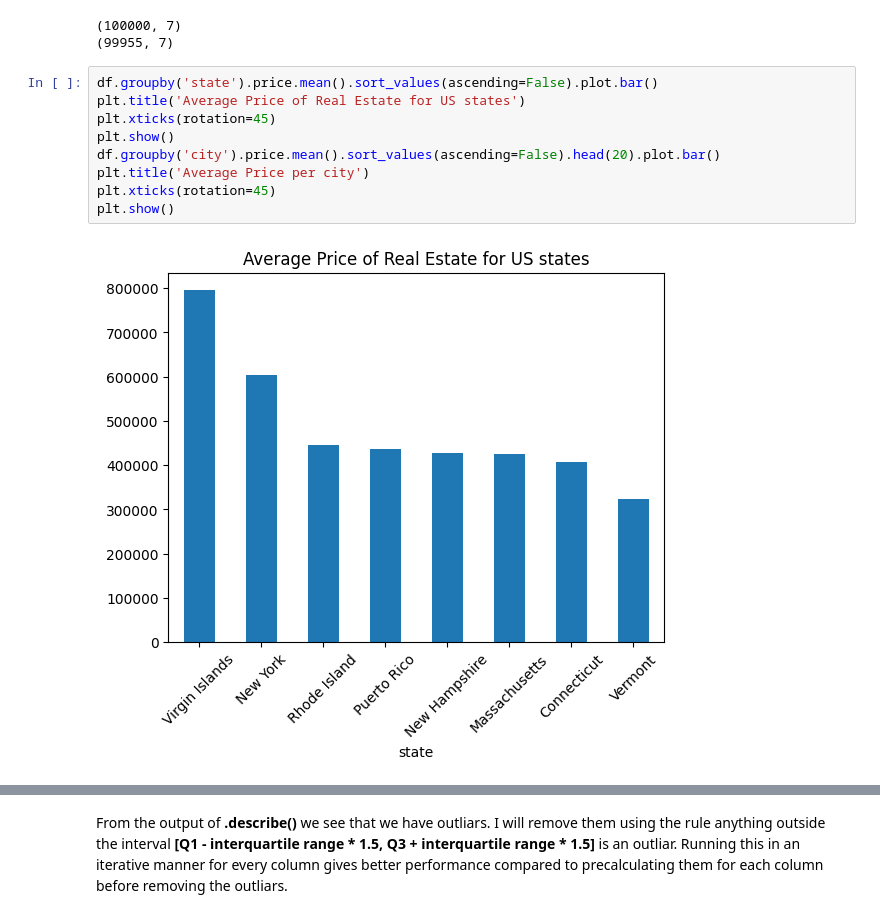
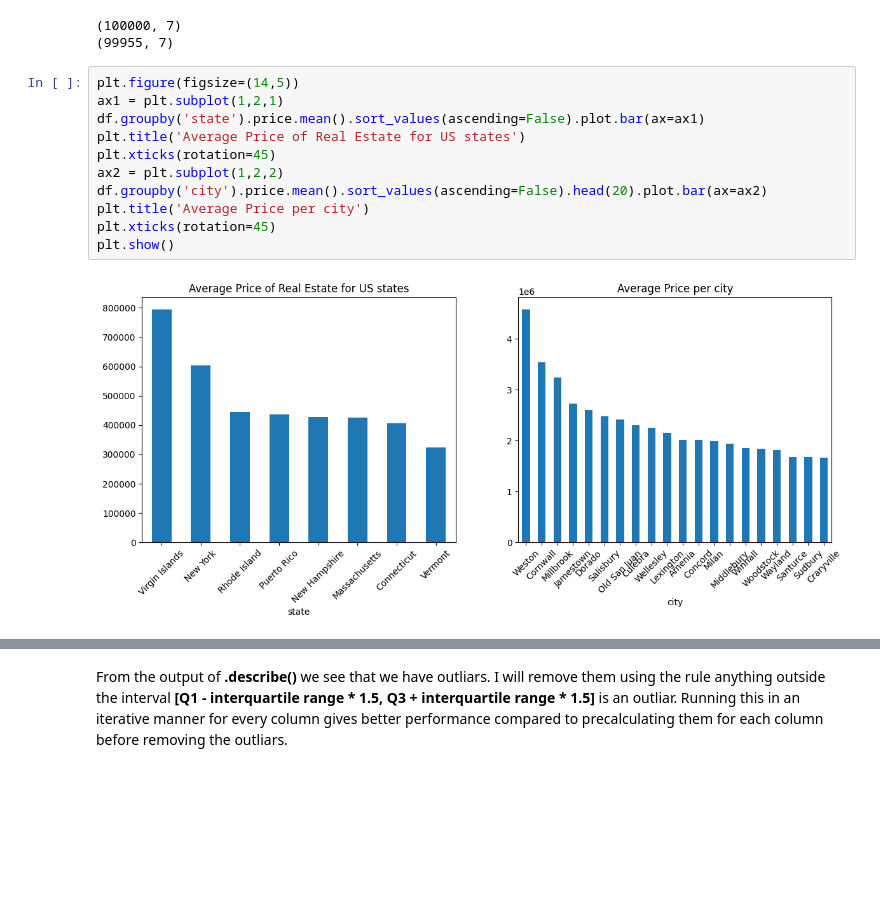
Before and after one commit to antonisgiann/ml_with_scikit-learn, a Jupyter notebook: Regression/usa-real-estate-dataset/notebook.ipynb, the cells around one changed output, grey strips where cells are left out. Saved outputs shown, nothing was run; the diff lists cells and outputs as text; blank space fills up the shorter version.

Commit message:
Improving plots visualizations Adding model optimization General Notebook update

```diff
--- a/Regression/usa-real-estate-dataset/notebook.ipynb
+++ b/Regression/usa-real-estate-dataset/notebook.ipynb
@@ -143,13 +150,15 @@ print(df.shape)
 (100000, 7)
 (99955, 7)
 # %%
-df.groupby('state').price.mean().sort_values(ascending=False).plot.bar()
+plt.figure(figsize=(14,5))
+ax1 = plt.subplot(1,2,1)
+df.groupby('state').price.mean().sort_values(ascending=False).plot.bar(ax=ax1)
 plt.title('Average Price of Real Estate for US states')
 plt.xticks(rotation=45)
-plt.show()
-df.groupby('city').price.mean().sort_values(ascending=False).head(20).plot.bar()
+ax2 = plt.subplot(1,2,2)
+df.groupby('city').price.mean().sort_values(ascending=False).head(20).plot.bar(ax=ax2)
 plt.title('Average Price per city')
 plt.xticks(rotation=45)
 plt.show()
 # %% [output]
-[figure, old version]
+[figure, new version]
```
Also changed, not shown: parts of 24 cells of this notebook.
